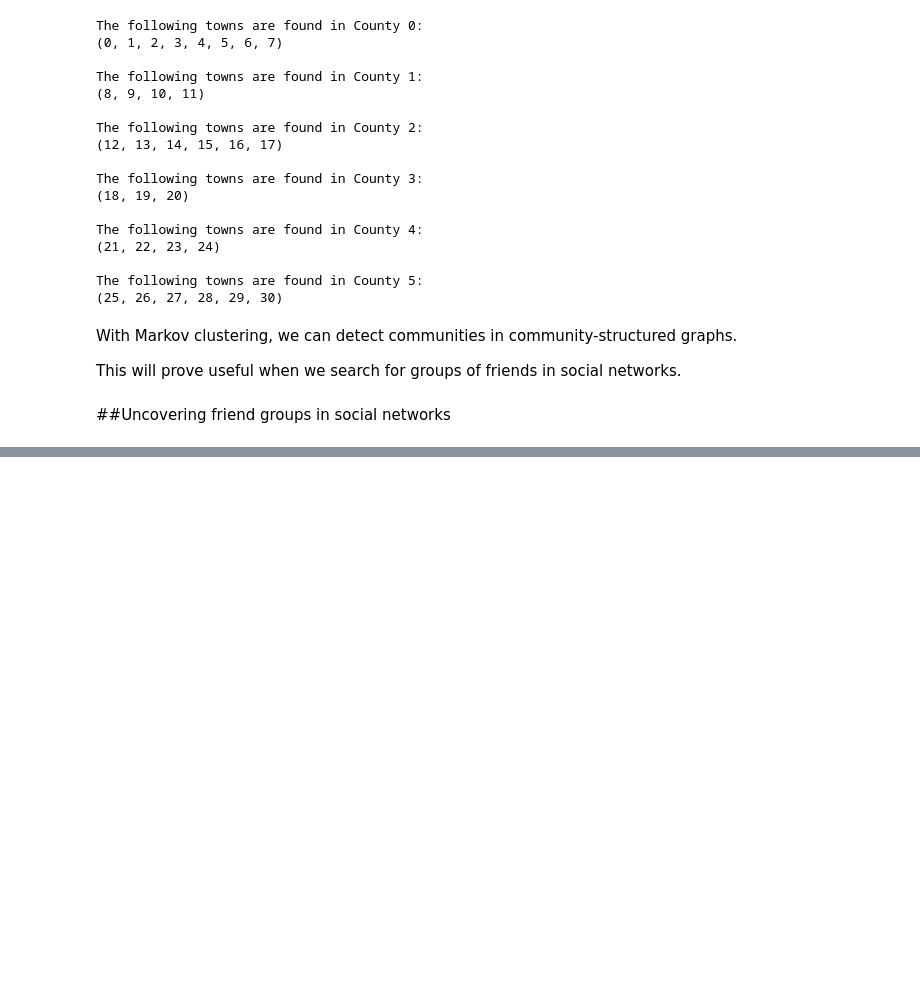
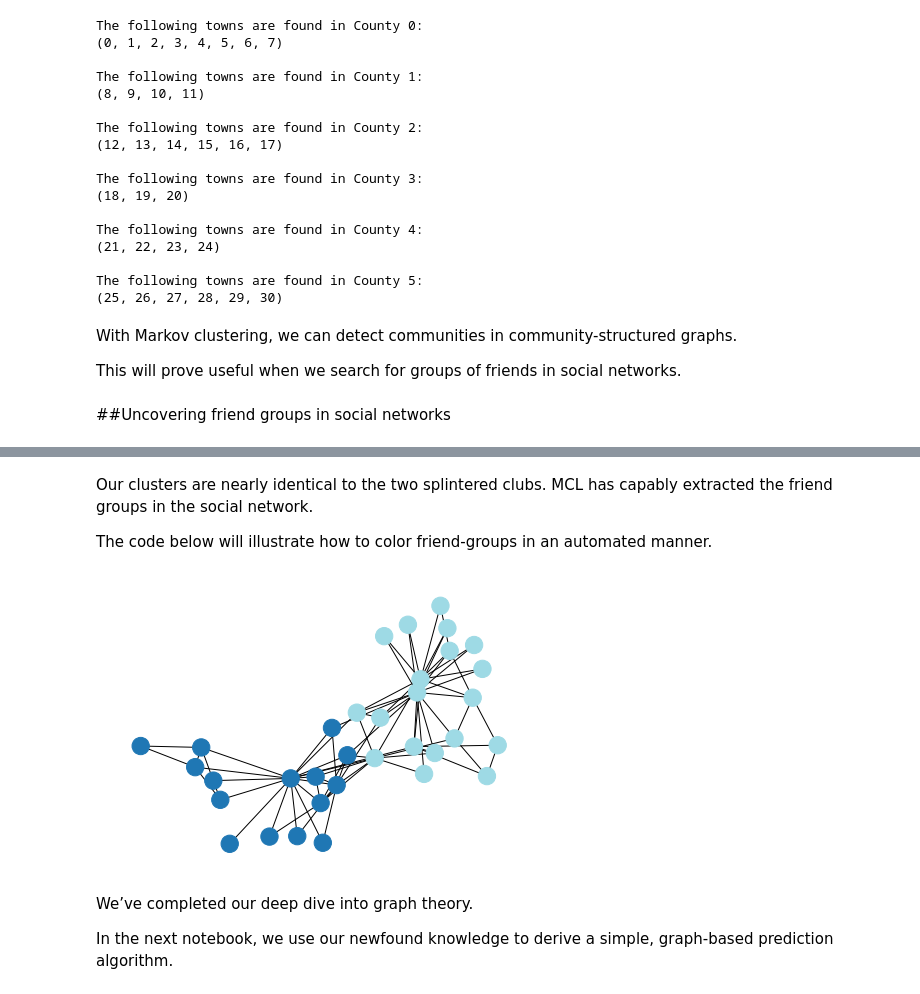
Before and after one commit to rahiakela/data-science-research-and-practice, a Jupyter notebook: data-science-bookcamp/case-study-5--predicting-future-friendships/02_dynamic_graph_theory_and_social_network_analysis.ipynb, the cells around one changed output, grey strips where cells are left out. Drawn from its saved outputs; the diff is of its cells as text; code cells hidden in the pictures; blank space fills up the shorter version.

```diff
--- a/data-science-bookcamp/case-study-5--predicting-future-friendships/02_dynamic_graph_theory_and_social_network_analysis.ipynb
+++ b/data-science-bookcamp/case-study-5--predicting-future-friendships/02_dynamic_graph_theory_and_social_network_analysis.ipynb
@@ -810,0 +865,22 @@ This will prove useful when we search for groups of friends in social networks.
+# %% [markdown]
+Our clusters are nearly identical to the two splintered clubs. MCL has capably extracted the friend groups in the social network.
+
+The code below will illustrate how to color friend-groups in an automated manner.
+# %%
+# Coloring social graph clusters automatically
+np.random.seed(2)
+
+for cluster_id, node_indices in enumerate(clusters):
+  for i in node_indices:
+    G_karate.nodes[i]["cluster_id"] = cluster_id
+
+node_colors = [G_karate.nodes[n]['cluster_id'] for n in G_karate.nodes]
+nx.draw(G_karate, node_color=node_colors, cmap=plt.cm.tab20)
+plt.show()
+# %% [output]
+[figure, added]
+# %% [markdown]
+We’ve completed our deep dive into graph theory.
+
+In the next notebook, we use our
+newfound knowledge to derive a simple, graph-based prediction algorithm.
```
Also changed, not shown: parts of 11 cells of this notebook.
